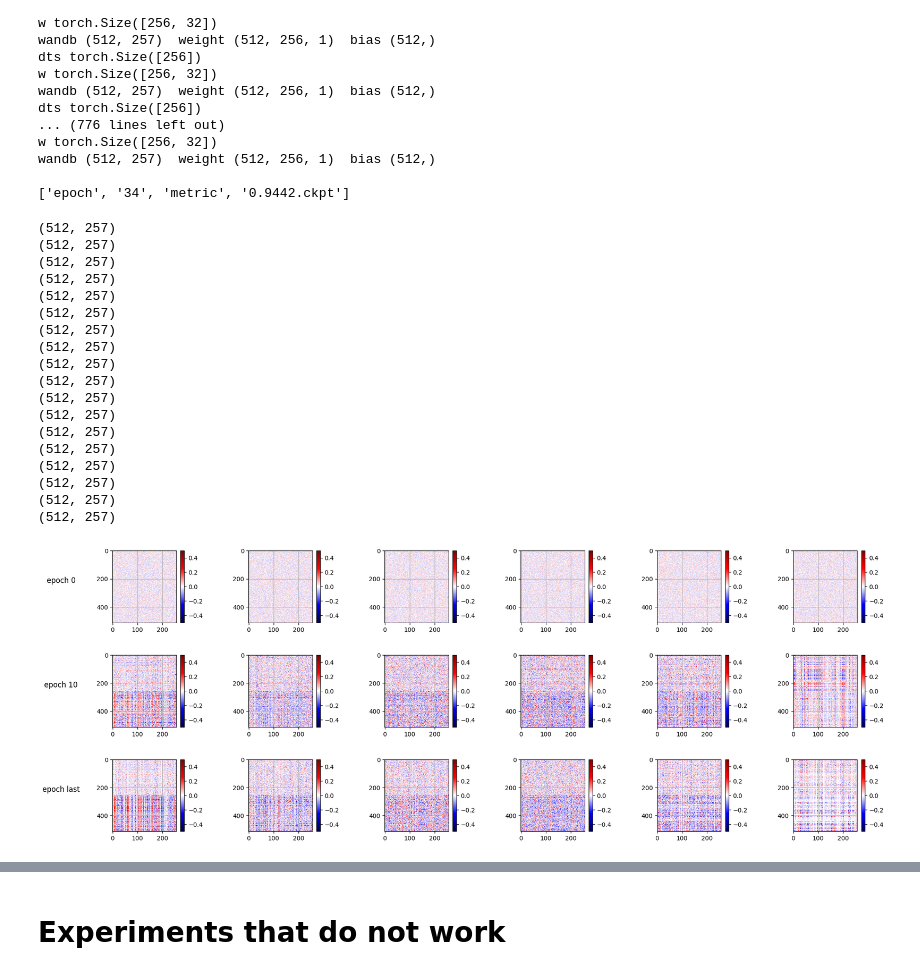
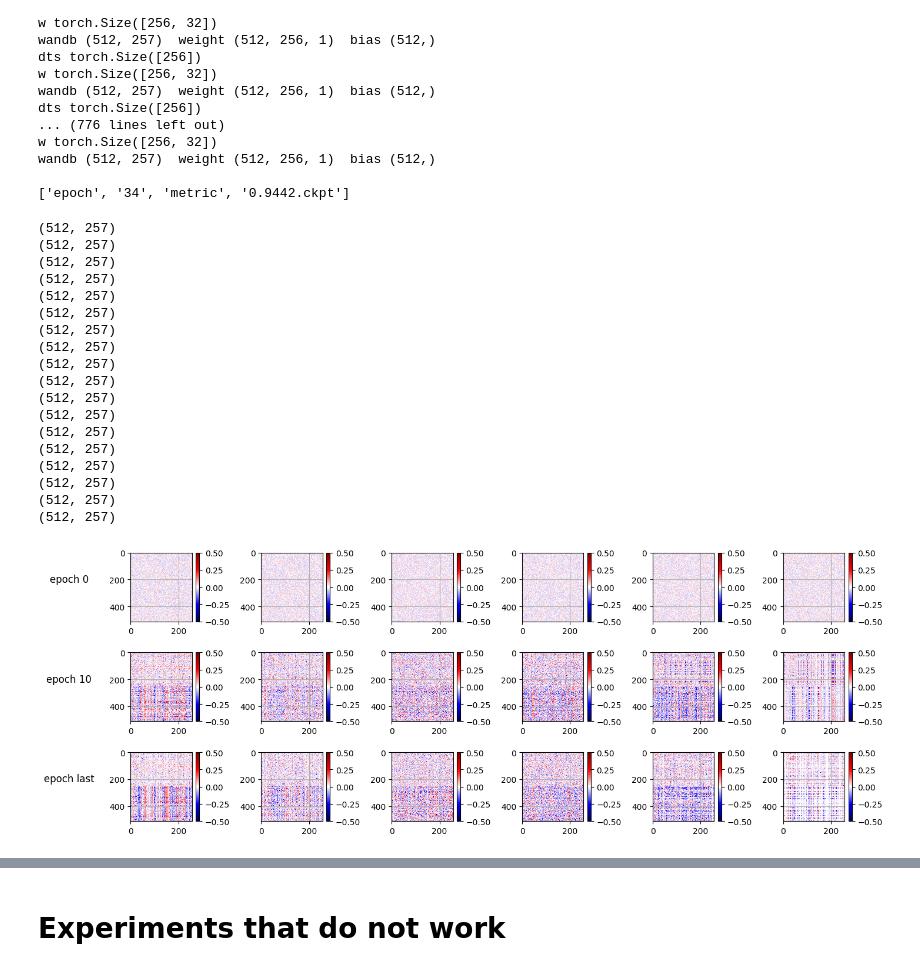
Before and after one commit to jingchuan0guan/ML_application, a Jupyter notebook: s4/check_model.ipynb, the cells around one changed output, grey strips where cells are left out. Saved outputs shown, nothing was run; the diff lists cells and outputs as text; code cells hidden in the pictures.

```diff
--- a/s4/check_model.ipynb
+++ b/s4/check_model.ipynb
@@ -21,7 +21,7 @@ import matplotlib
 import matplotlib.pyplot as plt
 import matplotlib.cm as cm
 
-fig_size_horizontal=15
+fig_size_horizontal=20
 
 def is_array(obj):
     return isinstance(obj, (list, np.ndarray))
@@ -190,7 +190,7 @@ base_dir = "/home/kan/ML_application/s4/outputs/"
 # max_depth = 2
 # base_dir_ = Path(base_dir)
 
-dt = torch.tensor([0, -9][1])
+dt = torch.tensor([0, -5, -9][2])
 n_layer = 6
 data_dict={}
 
@@ -201,6 +201,8 @@ data_dict={}
 #         print("file",file)
 
 files = ["2025-05-13/18-29-34/"]
+# files = ["2025-05-14/12-55-47/"]
+# /home/kan/ML_application/s4/outputs/2025-05-14/12-55-47/checkpoints/
 for file in files:
     dirpath = base_dir+file+"checkpoints/"
     file_paths = []
@@ -249,7 +251,7 @@ plot_epochs = [0,10,999]#[0, 10, 20, 30, 999]
 
 nrows, ncols = len(plot_epochs), 6
 axis_wide, axis_high = 8.0, 6.0
-fig_ratio = 1.5
+fig_ratio = 0.8
 wspace, hspace = 0.7, 0.45
 fig_wide = ncols*(axis_wide+wspace)
 fig_high = nrows*(axis_high+hspace)
@@ -271,7 +273,7 @@ for rep, (key, val) in enumerate(data_dict.items()):
     # print(key, plot_mats.shape)
     for rep_layer in range(n_layer):
         axid = ax[fig_rep][rep_layer]
-        axid.set_title(title, x= -0.8, y=0.5, )
+        axid.set_title(title, x= -1.0, y=0.5, )
         title=""
         plot_mat=plot_mats[rep_layer]
         print(plot_mat.shape)
@@ -282,34 +284,35 @@ for rep, (key, val) in enumerate(data_dict.items()):
             vmin=-0.5,vmax=0.5,
             )
         # axid.set_title(plot_mats_names[rep], )#x= -0.5, y=0.5, )
         # axid.set_xlabel(r'$\tau$')
         # axid.set_yticks([0, 0.5, 1.0])
         plt.colorbar(bar1, ax=axid)
         axid.grid()
         # axid.set_xlabel('indices')
         # axid.set_ylabel('log dt')
         # axid.set_ylim(-10, -4)
     fig_rep+=1
+plt.savefig('S4dinv_params_readout.svg', format='svg')
 # %% [output]
 (512, 257)
 (512, 257)
 (512, 257)
 (512, 257)
 (512, 257)
 (512, 257)
 (512, 257)
 (512, 257)
 (512, 257)
 (512, 257)
 (512, 257)
 (512, 257)
 (512, 257)
 (512, 257)
 (512, 257)
 (512, 257)
 (512, 257)
 (512, 257)
-[figure, old version]
+[figure, new version]
 # %%
 inputname = ["gauss", "uniform"][1]
 shuff = [True, False][1]
```
Also changed, not shown: parts of 2 cells of this notebook, 5 other files.
